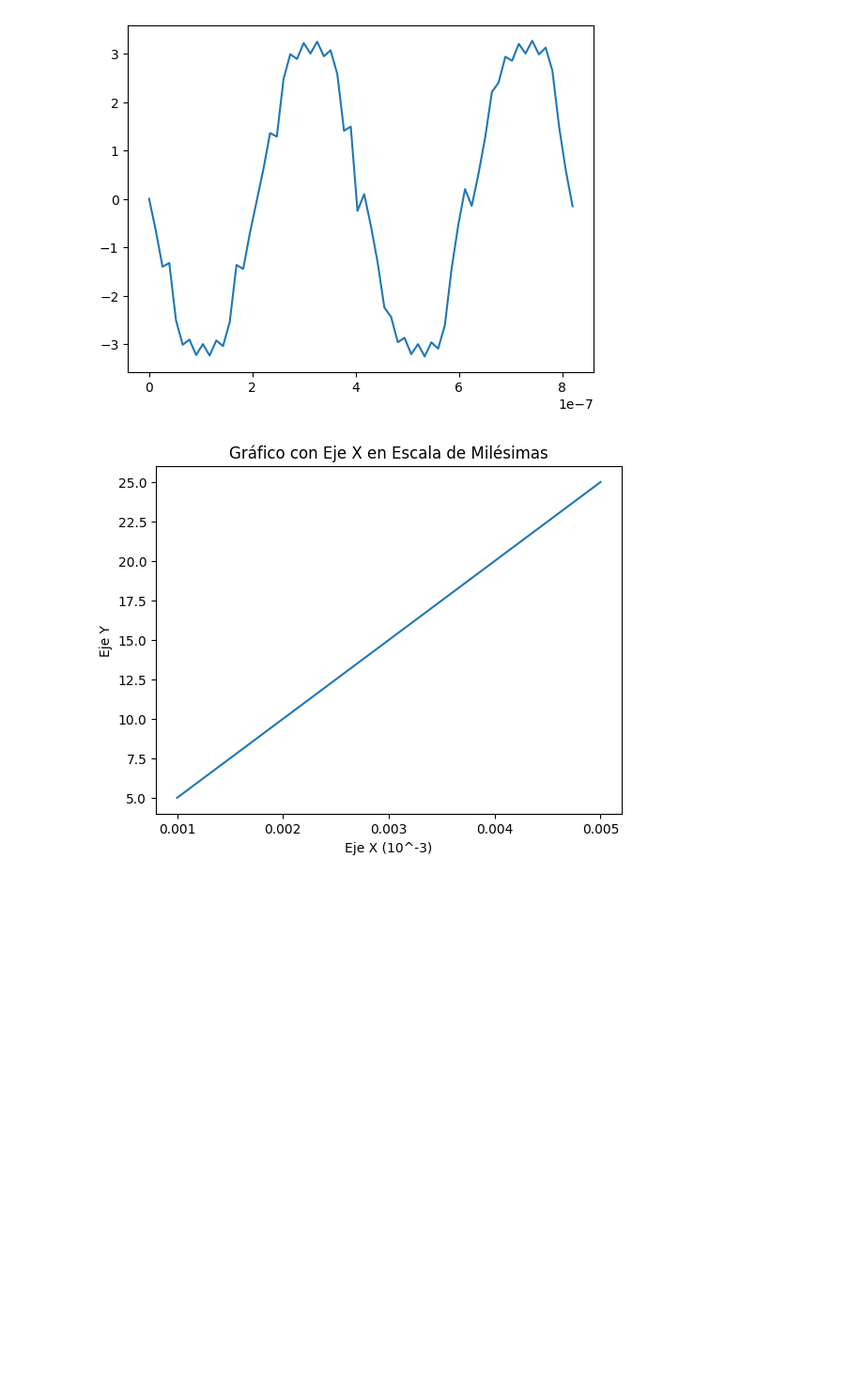
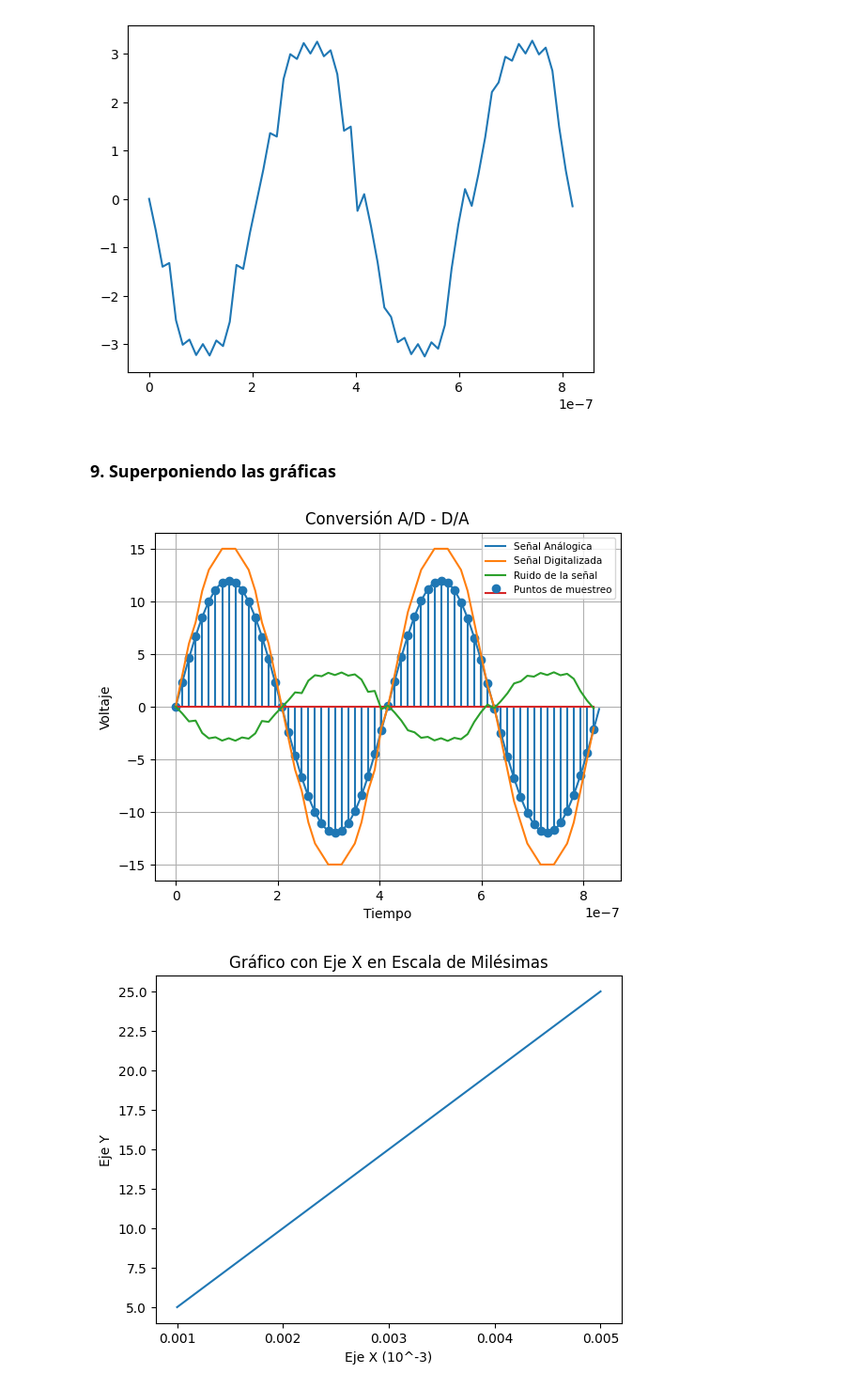
Before and after one commit to dbsalazarr/converter-ad-da, a Jupyter notebook: graphic_functions.ipynb, the cells around one changed output. Shown at 94% size. Cells and saved outputs as stored; diff of their text form; code cells hidden in the pictures; blank space fills up the shorter version.

```diff
--- a/graphic_functions.ipynb
+++ b/graphic_functions.ipynb
@@ -198,6 +188,26 @@ plt.plot(freq_muestreo, error)
 # %% [output]
 [<matplotlib.lines.Line2D at 0x...>]
 [figure]
+# %% [markdown]
+### 9. Superponiendo las gráficas
+# %%
+fig, ax = plt.subplots()
+
+ax.plot(x, y, label="Señal Análogica")
+ax.stem(freq_muestreo, puntos_muestreo, label="Puntos de muestreo")
+ax.plot(freq_muestreo, digital_signal, label="Señal Digitalizada")
+ax.plot(freq_muestreo, error, label="Ruido de la señal")
+
+ax.set_title("Conversión A/D - D/A")
+
+ax.grid(True)
+ax.set_xlabel("Tiempo")
+ax.set_ylabel("Voltaje")
+ax.legend(loc="upper right", prop={'size': 7.5})
+
+plt.show()
+# %% [output]
+[figure, added]
 # %%
 # Datos de ejemplo
 x = [0.001, 0.002, 0.003, 0.004, 0.005]
```
Also changed, not shown: parts of 4 cells of this notebook.
